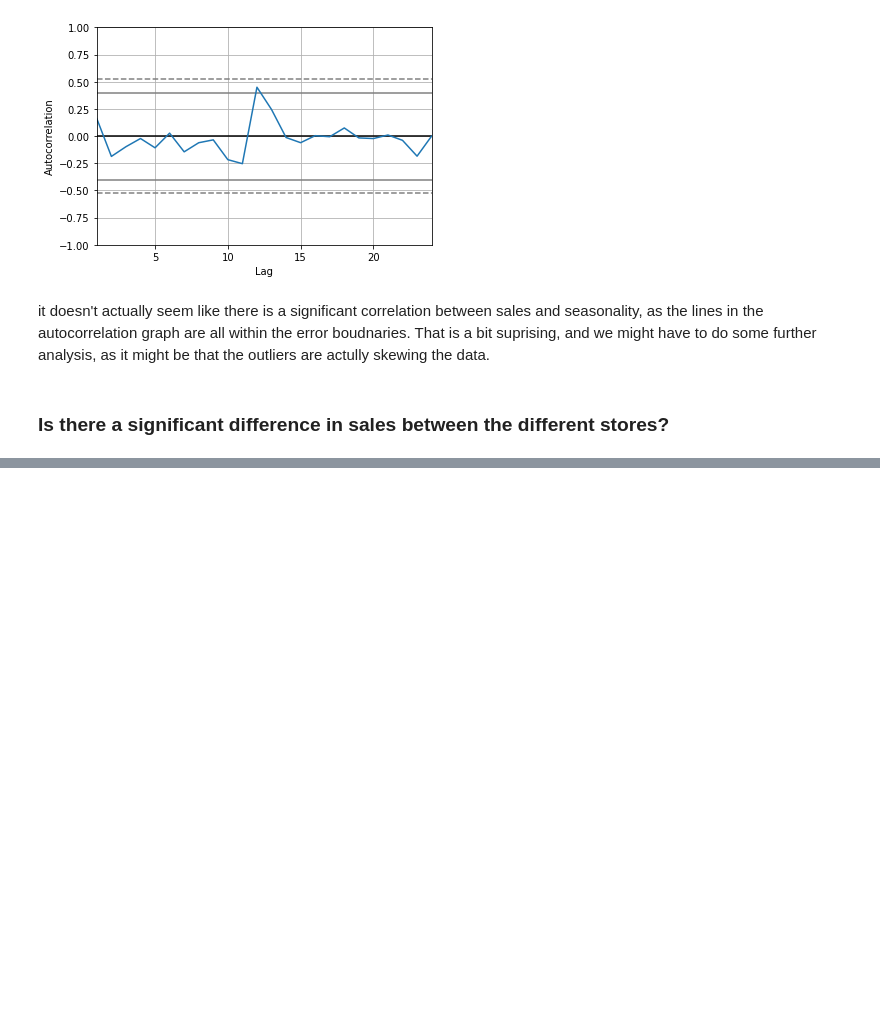
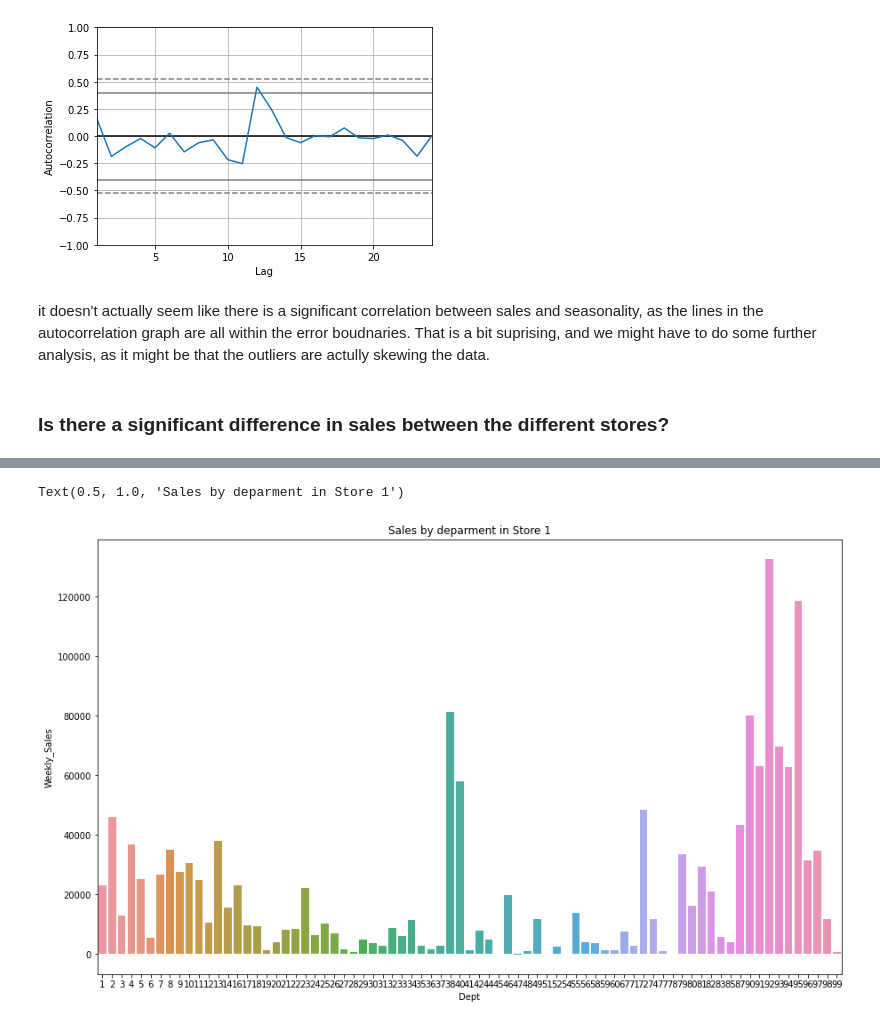
Before and after one commit to guedanie/retail-time-series-project, a Jupyter notebook: retail-time-series-analysis.ipynb, the cells around one changed output, grey strips where cells are left out. Saved outputs shown, nothing was run; the diff lists cells and outputs as text; code cells hidden in the pictures; blank space fills up the shorter version.

```diff
--- a/retail-time-series-analysis.ipynb
+++ b/retail-time-series-analysis.ipynb
@@ -313,0 +370,8 @@ df[["Store", "Weekly_Sales"]].nsmallest(5, columns="Weekly_Sales")
+# %%
+store = train[train.Store == 1].groupby(["Store", "Dept"])[["Weekly_Sales"]].mean().reset_index()
+plt.figure(figsize=(15, 9))
+sns.barplot(data=store, x="Dept", y="Weekly_Sales")
+plt.title("Sales by deparment in Store 1")
+# %% [output]
+Text(0.5, 1.0, 'Sales by deparment in Store 1')
+[figure, added]
```
Also changed, not shown: parts of 18 cells of this notebook.
